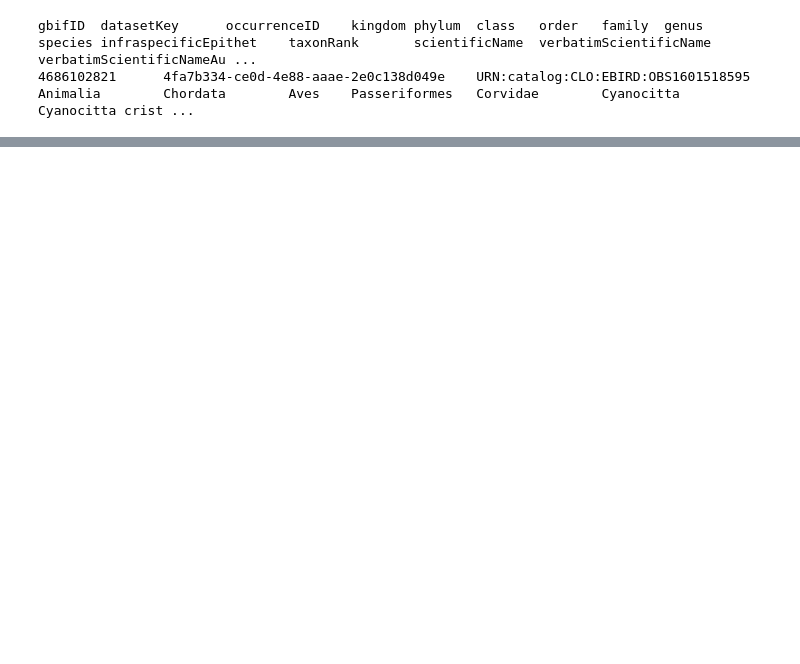
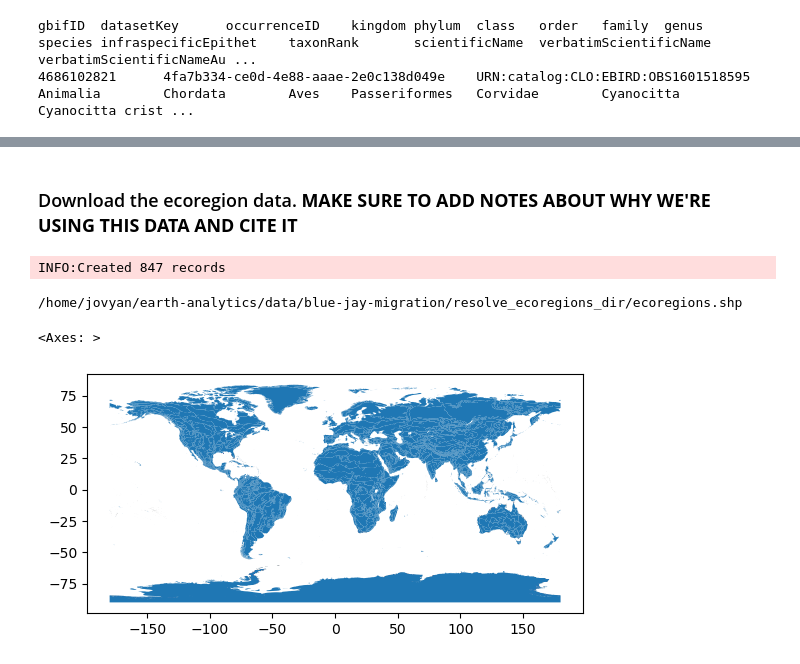
Before and after one commit to earthlab-education/species-distribution-coding-challenge-hanried, a Jupyter notebook: notebooks/04_species_distribution_download.ipynb, the cells around one changed output, grey strips where cells are left out. Drawn from its saved outputs; the diff is of its cells as text; code cells hidden in the pictures; blank space fills up the shorter version.

Commit message:
downloaded blue jay data and ecoregion data in 04.

```diff
--- a/notebooks/04_species_distribution_download.ipynb
+++ b/notebooks/04_species_distribution_download.ipynb
@@ -258,0 +285,37 @@ ParserError: Error tokenizing data. C error: Expected 2 fields in line 6, saw 3
+# %% [markdown]
+### Download the ecoregion data. **MAKE SURE TO ADD NOTES ABOUT WHY WE'RE USING THIS DATA AND CITE IT**
+# %%
+# Set up the ecoregion boundary URL
+ecoregions_url = ("https://storage.googleapis.com"
+                  "/teow2016/Ecoregions2017.zip"
+                  )
+
+# Set up a path to save the data on your machine
+ecoregions_dir = os.path.join(data_dir, 'resolve_ecoregions_dir')
+
+# Make the ecoregions directory
+os.makedirs(ecoregions_dir, exist_ok=True)
+
+# Join ecoregions shapefile path
+ecoregions_path = os.path.join(ecoregions_dir, 'ecoregions.shp')
+
+# Only download once
+if not os.path.exists(ecoregions_path):
+    my_gdf = gpd.read_file(ecoregions_url)
+    my_gdf.to_file(ecoregions_path)
+# %% [output]
+INFO:Created 847 records
+# %%
+%%bash
+find ~/earth-analytics/data/blue-jay-migration -name '*.shp'
+# %% [output]
+/home/jovyan/earth-analytics/data/blue-jay-migration/resolve_ecoregions_dir/ecoregions.shp
+# %%
+# Open up the ecoregions boundaries
+ecoregions_gdf = gpd.read_file(ecoregions_path)
+
+# Plot the ecoregions to check download
+ecoregions_gdf.plot()
+# %% [output]
+<Axes: >
+[figure, added]
```
Also changed, not shown: parts of 10 cells of this notebook.
